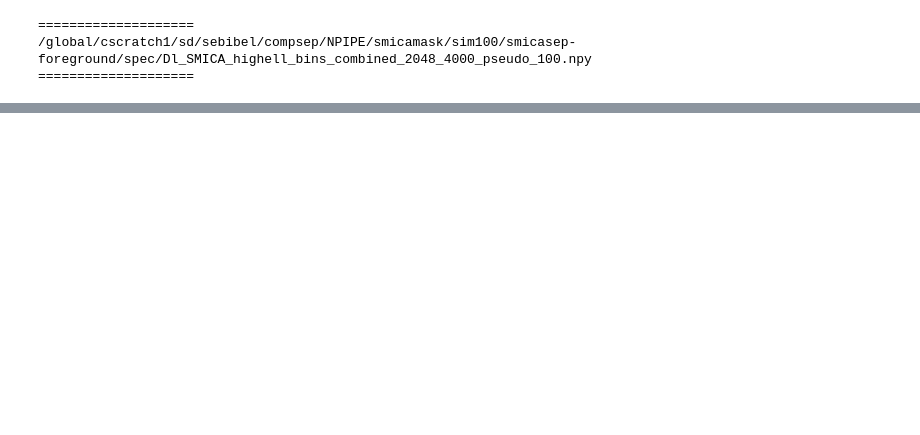
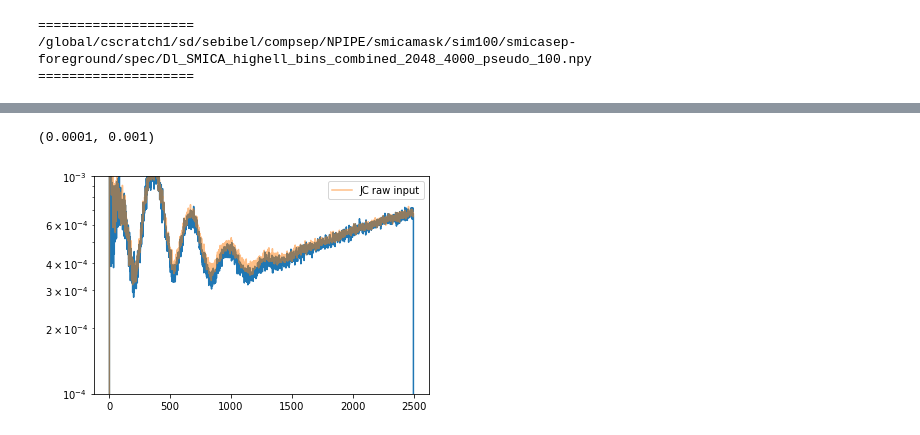
Before and after one commit to Sebastian-Belkner/component_separation, a Jupyter notebook: notebooks/test.ipynb, the cells around one changed output, grey strips where cells are left out. Drawn from its saved outputs; the diff is of its cells as text; code cells hidden in the pictures; blank space fills up the shorter version.

```diff
--- a/notebooks/test.ipynb
+++ b/notebooks/test.ipynb
@@ -72,3 +63,0 @@ for n in range(7):
-# %%
-for n in range(7):
-    plt.plot(weights_tot[1,n,:])
@@ -90,0 +100,8 @@ hp.mollview(pdata[1].data.field(2), norm='hist')
+# %%
+for itf, freq in enumerate(csu.PLANCKMAPFREQ_f):
+    print('freq: ', freq)
+    ns = csu.nside_out[0] if int(freq) < 100 else csu.nside_out[1]
+    if apo:
+        alm[itf][1:] = hp.map2alm(np.array([n*hp.ud_grade(pmask[freq], nside_out=ns) for n in maps[freq]]), 2500)[1:] # full sky QU->EB        #TODO no TT at the moment
+    else:
+        alm[itf][1:] = trsf.map2alm_spin(maps[freq], hp.ud_grade(pmask[freq], nside_out=ns), 2, 2500) # full sky QU->EB        #TODO no TT at the moment
@@ -90,0 +116,26 @@ hp.mollview(pdata[1].data.field(2), norm='hist')
+# %%
+# combalmT = np.zeros((nalm), dtype=np.complex128)
+combalmE = np.zeros((nalm), dtype=np.complex128)
+combalmB = np.zeros((nalm), dtype=np.complex128)
+beam_e = hp.gauss_beam(np.radians(5/60), 4100, pol = True)[:,1]
+beam_b = hp.gauss_beam(np.radians(5/60), 4100, pol = True)[:,2]
+for itf, det in enumerate(csu.PLANCKMAPFREQ): #weights do not depend on freqfilter, but almE/B do
+    if det in csu.PLANCKMAPFREQ_f:
+        print('freq: ', det)
+        ns = csu.nside_out[0] if int(det) < 100 else csu.nside_out[1]
+        # combalmT += hp.almxfl(almT[name], np.squeeze(W[0,m,:]))
+        combalmE += hp.almxfl(
+            hp.almxfl(
+                hp.almxfl(
+                    alm[itf][1]*np.sqrt(2/fsky), np.nan_to_num(1/beamf[1,itf,itf,:2500])),
+                beam_e[:2500]),
+            np.squeeze(W_total[1,itf,:2500]))
+        # combalmE = hp.almxfl(combalmE, 1/hp.pixwin(ns, pol=True)[0][:2500])
+        combalmB += hp.almxfl(
+            hp.almxfl(
+                hp.almxfl(
+                    alm[itf][2]*np.sqrt(2/fsky), np.nan_to_num(1/beamf[2,itf,itf,:2500])),
+                    beam_b[:2500]),
+            np.squeeze(W_total[2,itf,:2500]))
+        # combalmB = hp.almxfl(combalmB, 1/hp.pixwin(ns, pol=True)[1][:2500])
+ClT_combined2 = hp.alm2cl([np.zeros_like(combalmE), combalmE, combalmB], lmax=2500)
@@ -90,0 +150,9 @@ hp.mollview(pdata[1].data.field(2), norm='hist')
+# %%
+plt.plot(ClT_combined2[1]*1e12)
+plt.plot(Cl_smicacmb_JC[1], label='JC raw input', alpha=0.5)
+plt.yscale('log')
+plt.legend()
+plt.ylim((1e-4,1e-3))
+# %% [output]
+(0.0001, 0.001)
+[figure, added]
```
Also changed, not shown: parts of 18 cells of this notebook, 7 other files.
